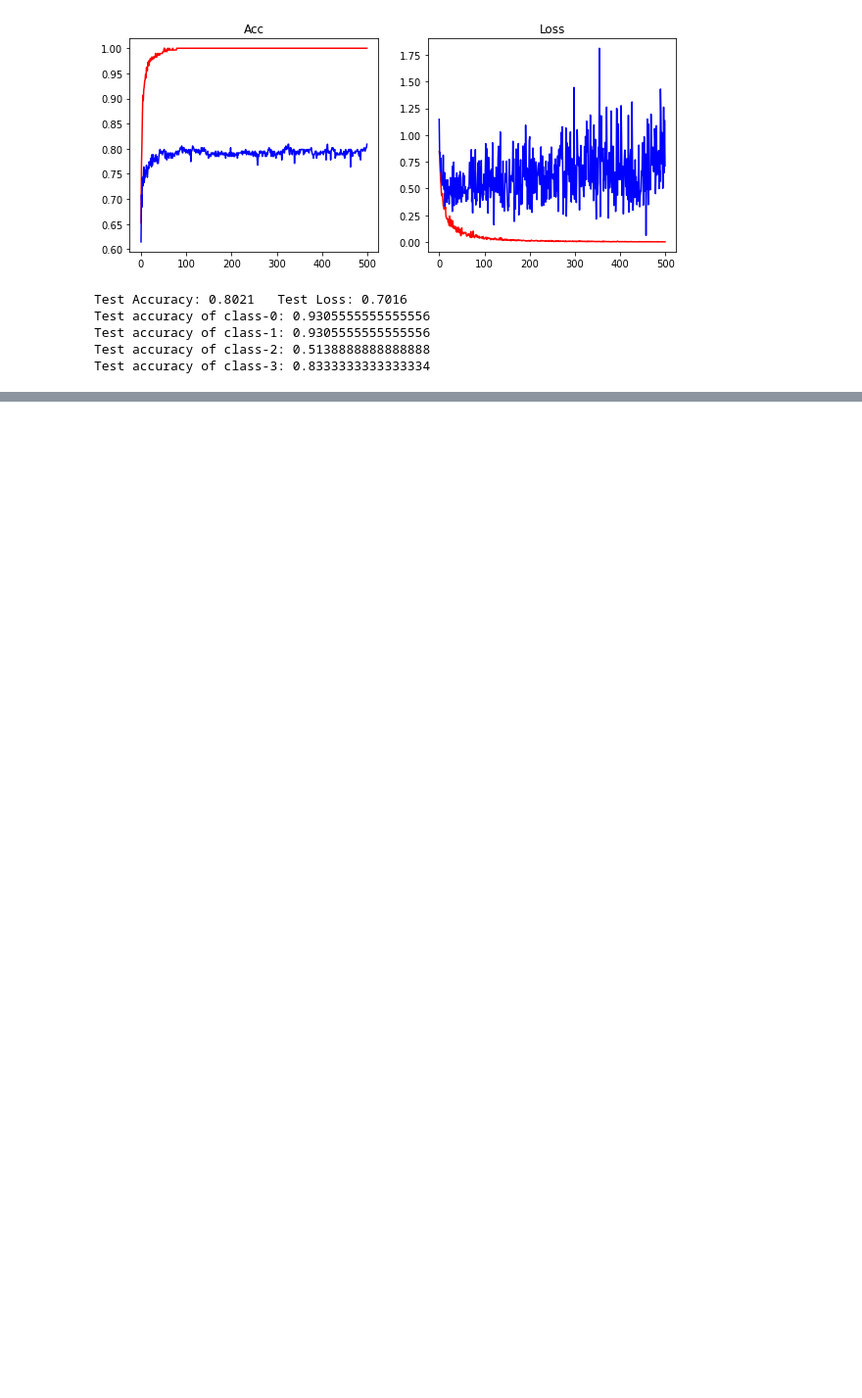
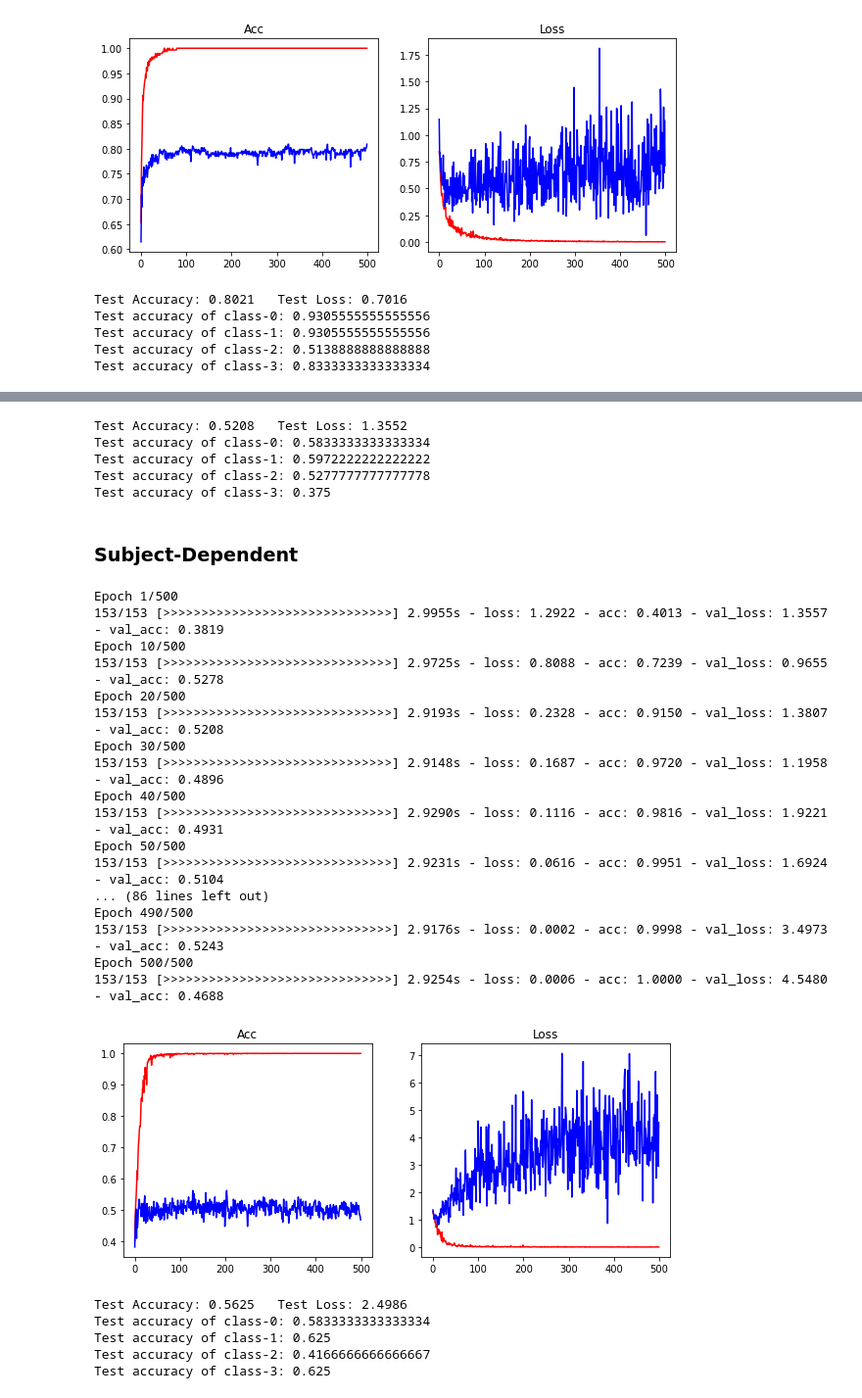
Before and after one commit to cemeteryparty/BCI_5275_Lab4_2, a Jupyter notebook: src/5275_Lab4_2.ipynb, the cells around one changed output, grey strips where cells are left out. Shown at 98% size. Saved outputs shown, nothing was run; the diff lists cells and outputs as text; code cells hidden in the pictures; blank space fills up the shorter version.

```diff
--- a/src/5275_Lab4_2.ipynb
+++ b/src/5275_Lab4_2.ipynb
@@ -1642,0 +1739,74 @@ Test accuracy of class-3: 0.8333333333333334
+# %%
+si_model = Model.load(tsception_si_his["lastest_model_path"])
+eva_test = si_model.evaluate(dataloader=testloader)
+print(f"Test Accuracy: {eva_test[1]:.4f}\tTest Loss: {eva_test[0]:.4f}")
+rec_test = {"total": [0, 0, 0, 0], "hit": [0, 0, 0, 0]}
+real_test = teY.reshape(teY.size)
+pred_test = si_model.predict(dataset=testset)
+for i in range(288):
+    rec_test["total"][real_test[i]] += 1
+    rec_test["hit"][real_test[i]] += (1 if real_test[i] == pred_test[i] else 0)
+for i in range(4):
+    print("Test accuracy of class-{}: {}".format(i, rec_test["hit"][i] / rec_test["total"][i]))
+# %% [output]
+Test Accuracy: 0.5208   Test Loss: 1.3552
+Test accuracy of class-0: 0.5833333333333334
+Test accuracy of class-1: 0.5972222222222222
+Test accuracy of class-2: 0.5277777777777778
+Test accuracy of class-3: 0.375
+# %% [markdown]
+### Subject-Dependent
+# %%
+trainloader = DataLoader(dataset=sd_trainset, batch_size=32, shuffle=True)
+testloader = DataLoader(dataset=testset, batch_size=32, shuffle=True)
+model = Model(TSception(num_classes=4, input_size=(1,22,562),
+    sampling_rate=128, num_T=9, num_S=6, hidden=128, dropout_rate=0.5).to(device), lr=0.001)
+tsception_sd_his = model.fit(trainloader=trainloader, validloader=testloader,
+    epochs=500, monitor=["acc", "val_acc"])
+plt.figure(figsize = (10, 4))
+plt.subplot(1, 2, 1)
+plt.title("Acc")
+plt.plot(tsception_sd_his["acc"], color="red")
+plt.plot(tsception_sd_his["val_acc"], color="blue")
+plt.subplot(1, 2, 2)
+plt.title("Loss")
+plt.plot(tsception_sd_his["loss"], color="red")
+plt.plot(tsception_sd_his["val_loss"], color="blue")
+plt.show()
+# %% [output]
+Epoch 1/500
+153/153 [>>>>>>>>>>>>>>>>>>>>>>>>>>>>>>] 2.9955s - loss: 1.2922 - acc: 0.4013 - val_loss: 1.3557 - val_acc: 0.3819
+Epoch 10/500
+153/153 [>>>>>>>>>>>>>>>>>>>>>>>>>>>>>>] 2.9725s - loss: 0.8088 - acc: 0.7239 - val_loss: 0.9655 - val_acc: 0.5278
+Epoch 20/500
+153/153 [>>>>>>>>>>>>>>>>>>>>>>>>>>>>>>] 2.9193s - loss: 0.2328 - acc: 0.9150 - val_loss: 1.3807 - val_acc: 0.5208
+Epoch 30/500
+153/153 [>>>>>>>>>>>>>>>>>>>>>>>>>>>>>>] 2.9148s - loss: 0.1687 - acc: 0.9720 - val_loss: 1.1958 - val_acc: 0.4896
+Epoch 40/500
+153/153 [>>>>>>>>>>>>>>>>>>>>>>>>>>>>>>] 2.9290s - loss: 0.1116 - acc: 0.9816 - val_loss: 1.9221 - val_acc: 0.4931
+Epoch 50/500
+153/153 [>>>>>>>>>>>>>>>>>>>>>>>>>>>>>>] 2.9231s - loss: 0.0616 - acc: 0.9951 - val_loss: 1.6924 - val_acc: 0.5104
+... (86 lines left out)
+Epoch 490/500
+153/153 [>>>>>>>>>>>>>>>>>>>>>>>>>>>>>>] 2.9176s - loss: 0.0002 - acc: 0.9998 - val_loss: 3.4973 - val_acc: 0.5243
+Epoch 500/500
+153/153 [>>>>>>>>>>>>>>>>>>>>>>>>>>>>>>] 2.9254s - loss: 0.0006 - acc: 1.0000 - val_loss: 4.5480 - val_acc: 0.4688
+[figure, added]
+# %%
+sd_model = Model.load(tsception_sd_his["lastest_model_path"])
+eva_test = sd_model.evaluate(dataloader=testloader)
+print(f"Test Accuracy: {eva_test[1]:.4f}\tTest Loss: {eva_test[0]:.4f}")
+rec_test = {"total": [0, 0, 0, 0], "hit": [0, 0, 0, 0]}
+real_test = teY.reshape(teY.size)
+pred_test = sd_model.predict(dataset=testset)
+for i in range(288):
+    rec_test["total"][real_test[i]] += 1
+    rec_test["hit"][real_test[i]] += (1 if real_test[i] == pred_test[i] else 0)
+for i in range(4):
+    print("Test accuracy of class-{}: {}".format(i, rec_test["hit"][i] / rec_test["total"][i]))
+# %% [output]
+Test Accuracy: 0.5625   Test Loss: 2.4986
+Test accuracy of class-0: 0.5833333333333334
+Test accuracy of class-1: 0.625
+Test accuracy of class-2: 0.4166666666666667
+Test accuracy of class-3: 0.625
```
Also changed, not shown: parts of 9 cells of this notebook, 1 other file.
